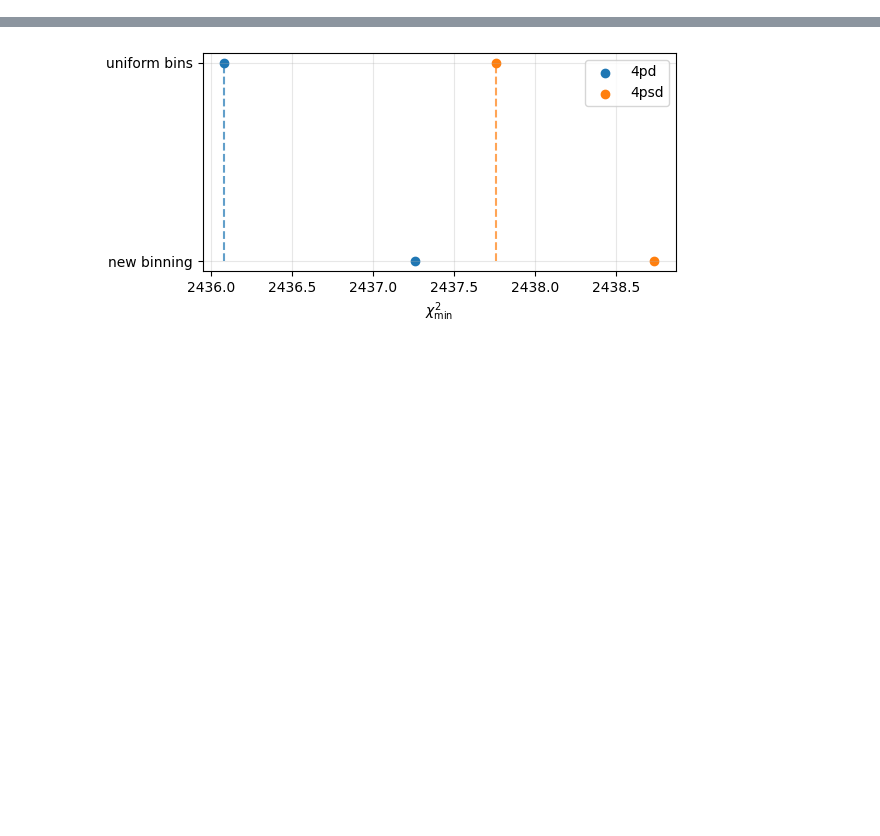
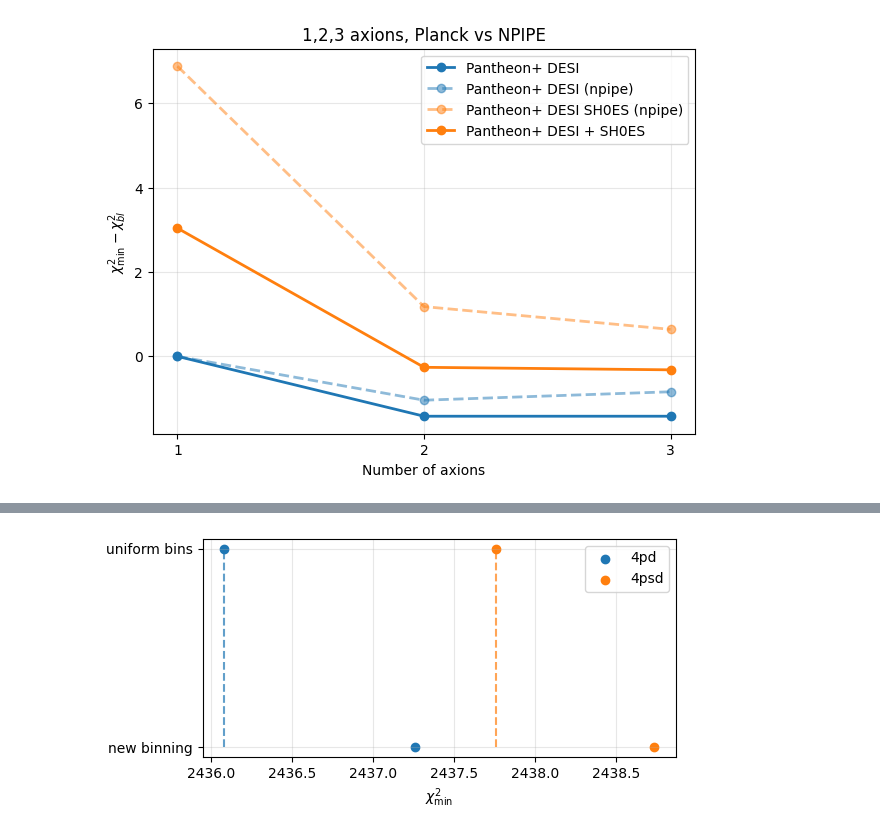
Before and after one commit to marcobeIIa/mAxi_reconstruction_tool, a Jupyter notebook: notebooks/234runs.ipynb, the cells around one changed output, grey strips where cells are left out. Saved outputs shown, nothing was run; the diff lists cells and outputs as text; code cells hidden in the pictures; blank space fills up the shorter version.

```diff
--- a/notebooks/234runs.ipynb
+++ b/notebooks/234runs.ipynb
@@ -468,0 +522,93 @@ plt.show()
+# %%
+min_loglike_pd = []
+min_loglike_psd = []
+min_loglike_npd = []
+min_loglike_npsd = []
+chains3_pd = [chain_1pd, chain_2pd, chain_3pd]
+chains3_psd = [chain_1psd, chain_2psd, chain_3psd]
+chains3_npd = [chain_1npd, chain_2npd_proc, chain_3npd_proc]
+chains3_npsd = [chain_1npsd, chain_2npsd_proc, chain_3npsd_proc]
+for i in range(3):
+    chain_pd = chains3_pd[i]
+    chain_psd = chains3_psd[i]
+    chain_npd = chains3_npd[i]
+    chain_npsd = chains3_npsd[i]
+
+    min_loglike_pd.append(find_min_loglike(chain_pd,useProcoli=True))
+    min_loglike_psd.append(find_min_loglike(chain_psd,useProcoli=True))
+    min_loglike_npd.append(find_min_loglike(chain_npd,useProcoli=True))
+    min_loglike_npsd.append(find_min_loglike(chain_npsd,useProcoli=True))
+    ####no procoli for 4psd yet###
+
+n_axions = np.arange(1, 4)
+# convert to chi^2
+chi2_pd  = 2 * np.array(min_loglike_pd)
+chi2_psd = 2 * np.array(min_loglike_psd)
+chi2_npd  = 2 * np.array(min_loglike_npd)
+chi2_npsd = 2 * np.array(min_loglike_npsd)
+
+min=0
+max=3
+delta_chi2 = [chi2_pd, chi2_psd] - chi2_pd[min]
+delta_chi2_n = [chi2_npd, chi2_npsd] - chi2_npd[min]
+
+
+fig = plt.figure(figsize=(7, 5))
+
+# Pantheon+ DESI
+plt.plot(
+    n_axions[min:max],
+    delta_chi2[0][min:max],
+    color="C0",
+    marker="o",
+    lw=2,
+    label="Pantheon+ DESI"
+)
+
+plt.plot(
+    n_axions[min:max],
+    delta_chi2_n[0][min:max],
+    color="C0",
+    marker="o",
+    lw=2,
+    linestyle="--",
+    alpha=0.5,
+    label="Pantheon+ DESI (npipe)"
+)
+
+plt.plot(
+    n_axions[min:max],
+    delta_chi2_n[1][min:max],
+    color="C1",
+    marker="o",
+    lw=2,
+    linestyle="--",
+    alpha=0.5,
+    label="Pantheon+ DESI SH0ES (npipe)"
+)
+
+# Pantheon+ DESI + SH0ES
+plt.plot(
+    n_axions[min:max],
+    delta_chi2[1][min:max],
+    color="C1",
+    marker="o",
+    lw=2,
+    label="Pantheon+ DESI + SH0ES"
+)
+
+
+plt.xlabel("Number of axions")
+plt.ylabel(r"$\chi^2_{\mathrm{min}} - \chi^2_{bl}$")
+plt.xticks(n_axions)
+plt.legend()
+plt.grid(alpha=0.3)
+#plt.ylim(2434,2445)
+#plt.tight_layout()
+plt.title("1,2,3 axions, Planck vs NPIPE")
+plt.show()
+print("delta chi 2, 3 vs 2 axions pd: ", chi2_npd[2]-chi2_npd[1])
+
+### baseline = 1 axion, Planck18/NPIPE + Pantheon+
+# %% [output]
+[figure, added]
```
Also changed, not shown: parts of 9 cells of this notebook, 2 other files.
